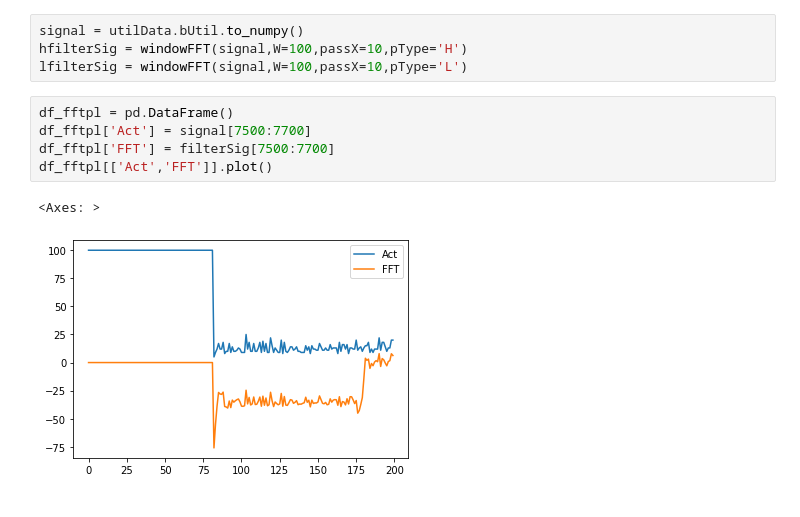
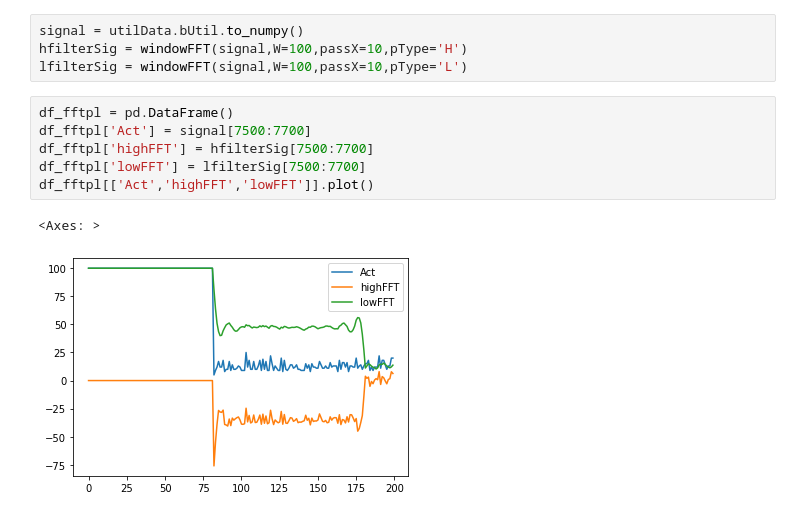
Before and after one commit to dipayan2/ARMAModel, a Jupyter notebook: Train_TestModel.ipynb, the cells around one changed output. Drawn from its saved outputs; the diff is of its cells as text.

Commit message:
FFT Added with low and high pass filter combined plot

```diff
--- a/Train_TestModel.ipynb
+++ b/Train_TestModel.ipynb
@@ -1675,8 +1675,9 @@ lfilterSig = windowFFT(signal,W=100,passX=10,pType='L')
 # %%
 df_fftpl = pd.DataFrame()
 df_fftpl['Act'] = signal[7500:7700]
-df_fftpl['FFT'] = filterSig[7500:7700]
-df_fftpl[['Act','FFT']].plot()
+df_fftpl['highFFT'] = hfilterSig[7500:7700]
+df_fftpl['lowFFT'] = lfilterSig[7500:7700]
+df_fftpl[['Act','highFFT','lowFFT']].plot()
 # %% [output]
 <Axes: >
-[figure, old version]
+[figure, new version]
```
